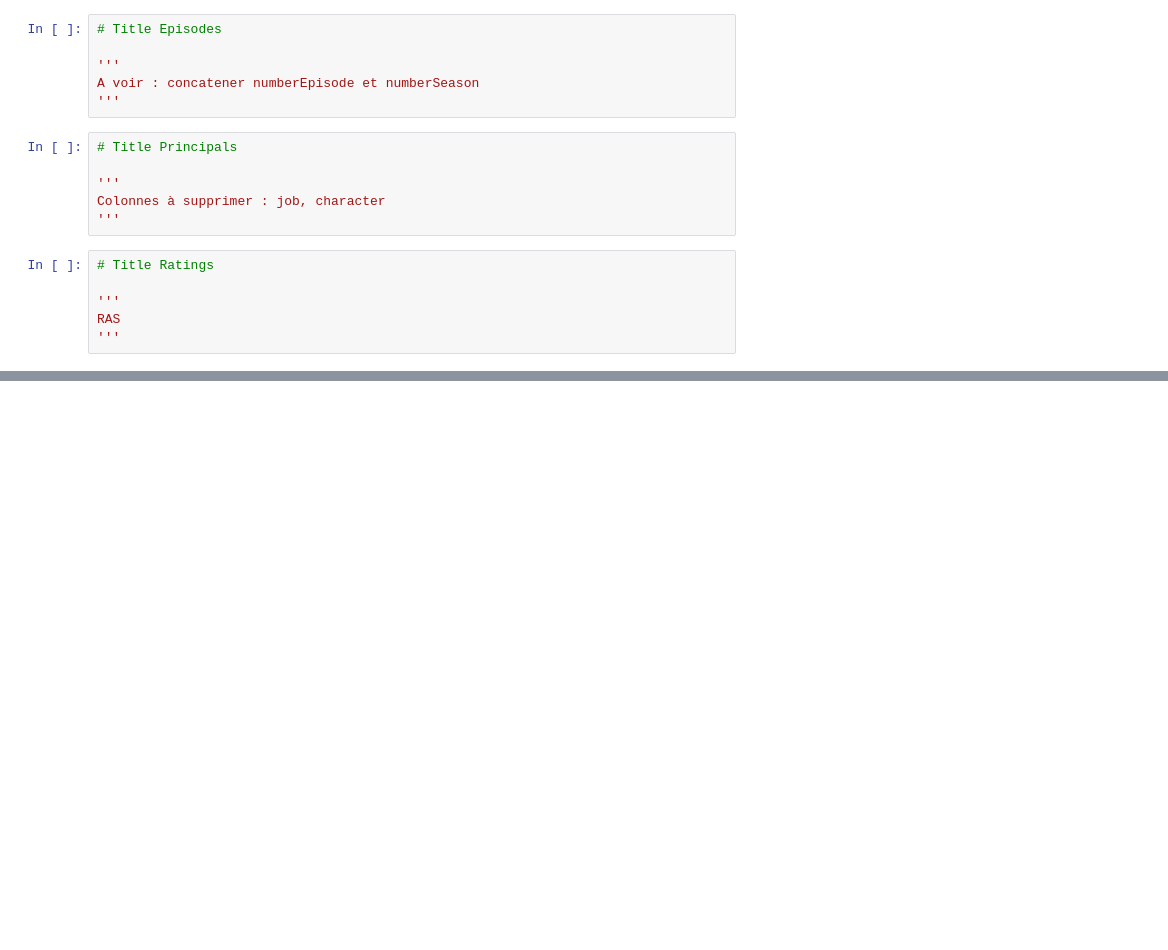
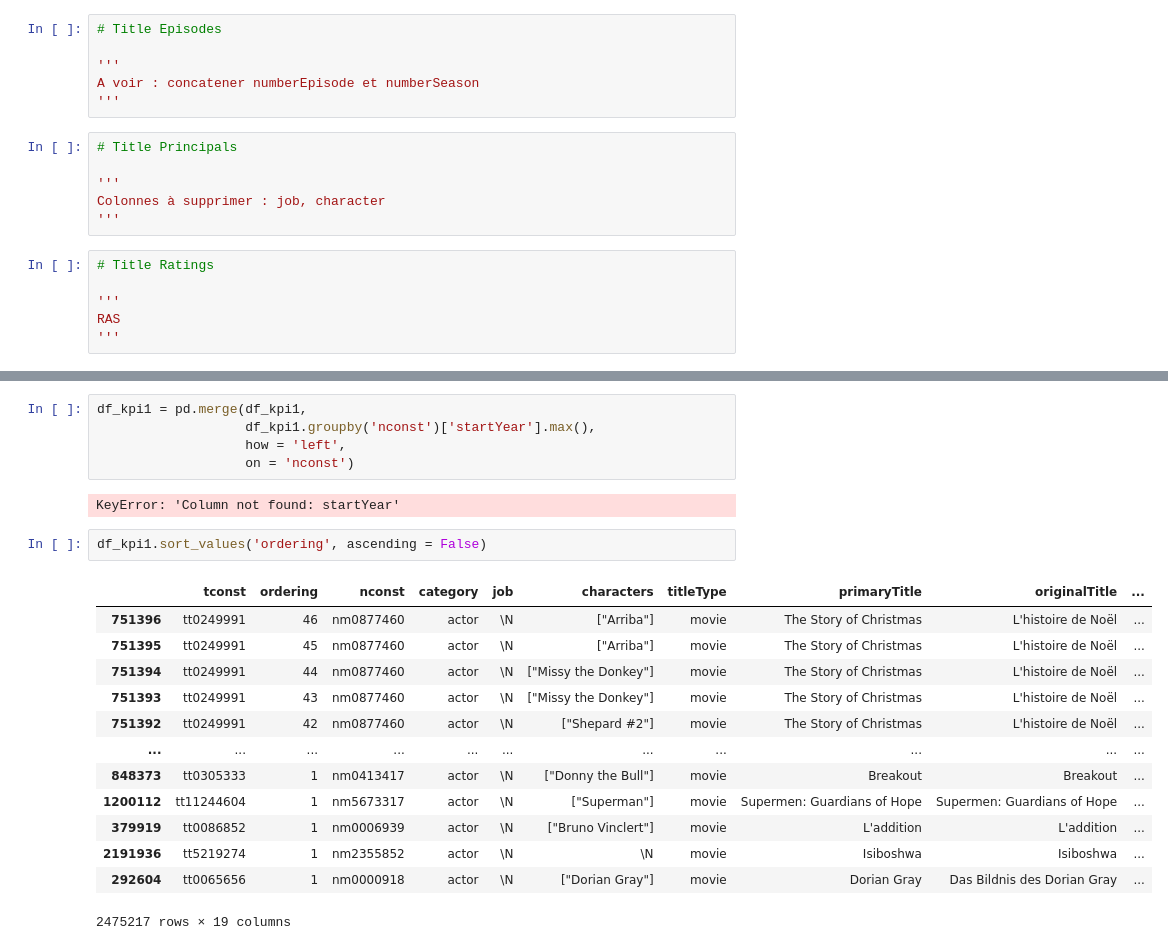
Before and after one commit to KilianCadiou/The-Rock-mendation, a Jupyter notebook: Actions.ipynb, the cells around one changed output, grey strips where cells are left out. Saved outputs shown, nothing was run; the diff lists cells and outputs as text; blank space fills up the shorter version.

```diff
--- a/Actions.ipynb
+++ b/Actions.ipynb
@@ -140,0 +148,23 @@ memory usage: 50.2+ MB
+# %%
+df_kpi1 = pd.merge(df_kpi1,
+                   df_kpi1.groupby('nconst')['startYear'].max(),
+                   how = 'left',
+                   on = 'nconst')
+# %% [output]
+KeyError: 'Column not found: startYear'
+# %%
+df_kpi1.sort_values('ordering', ascending = False)
+# %% [output]
+|  | tconst | ordering | nconst | category | job | characters | titleType | primaryTitle | originalTitle | ... |
+| 751396 | tt0249991 | 46 | nm0877460 | actor | \N | ["Arriba"] | movie | The Story of Christmas | L'histoire de Noël | ... |
+| 751395 | tt0249991 | 45 | nm0877460 | actor | \N | ["Arriba"] | movie | The Story of Christmas | L'histoire de Noël | ... |
+| 751394 | tt0249991 | 44 | nm0877460 | actor | \N | ["Missy the Donkey"] | movie | The Story of Christmas | L'histoire de Noël | ... |
+| 751393 | tt0249991 | 43 | nm0877460 | actor | \N | ["Missy the Donkey"] | movie | The Story of Christmas | L'histoire de Noël | ... |
+| 751392 | tt0249991 | 42 | nm0877460 | actor | \N | ["Shepard #2"] | movie | The Story of Christmas | L'histoire de Noël | ... |
+| ... | ... | ... | ... | ... | ... | ... | ... | ... | ... | ... |
+| 848373 | tt0305333 | 1 | nm0413417 | actor | \N | ["Donny the Bull"] | movie | Breakout | Breakout | ... |
+| 1200112 | tt11244604 | 1 | nm5673317 | actor | \N | ["Superman"] | movie | Supermen: Guardians of Hope | Supermen: Guardians of Hope | ... |
+| 379919 | tt0086852 | 1 | nm0006939 | actor | \N | ["Bruno Vinclert"] | movie | L'addition | L'addition | ... |
+| 2191936 | tt5219274 | 1 | nm2355852 | actor | \N | \N | movie | Isiboshwa | Isiboshwa | ... |
+| 292604 | tt0065656 | 1 | nm0000918 | actor | \N | ["Dorian Gray"] | movie | Dorian Gray | Das Bildnis des Dorian Gray | ... |
+2475217 rows × 19 columns
```
Also changed, not shown: parts of 11 cells of this notebook.
